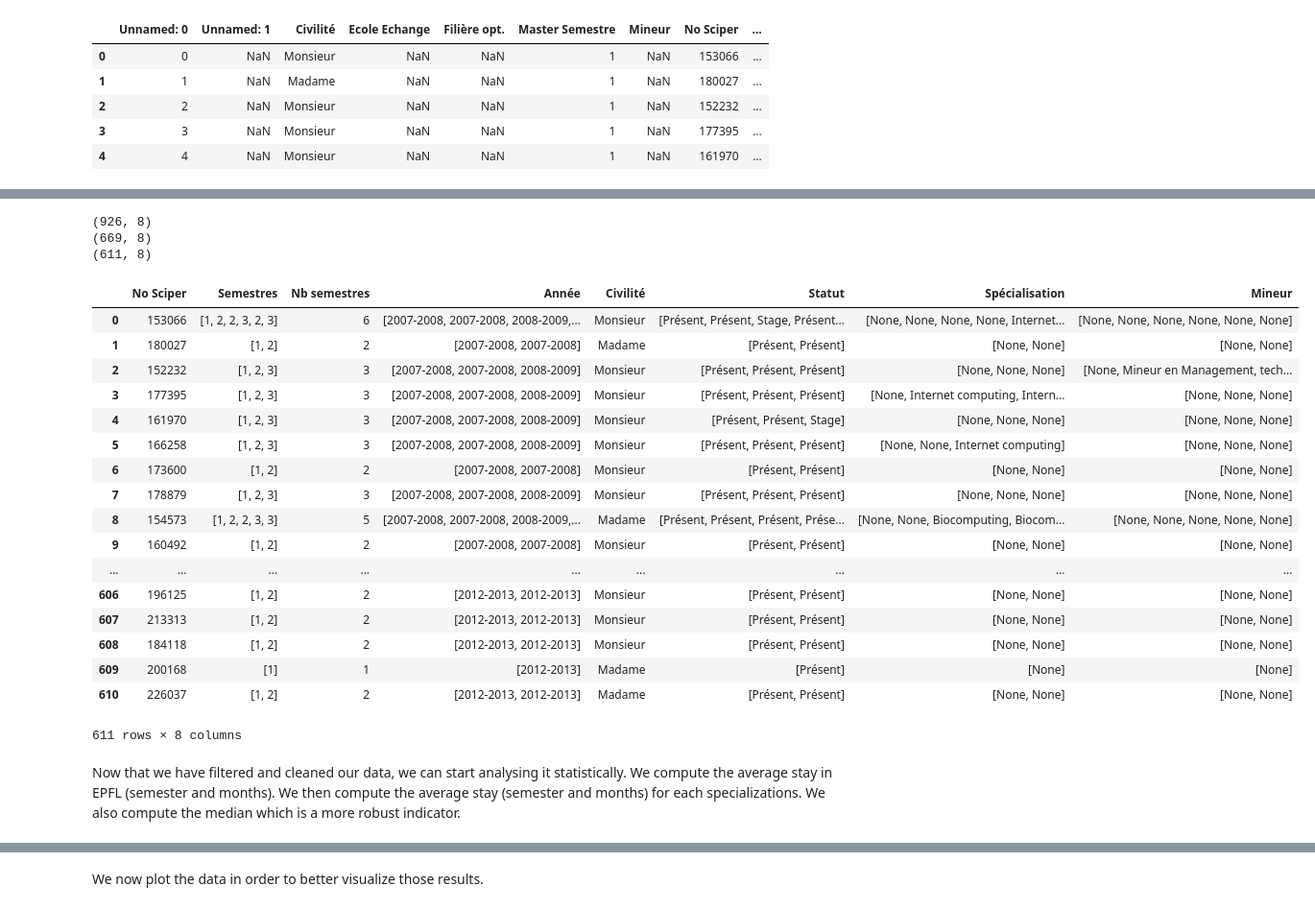
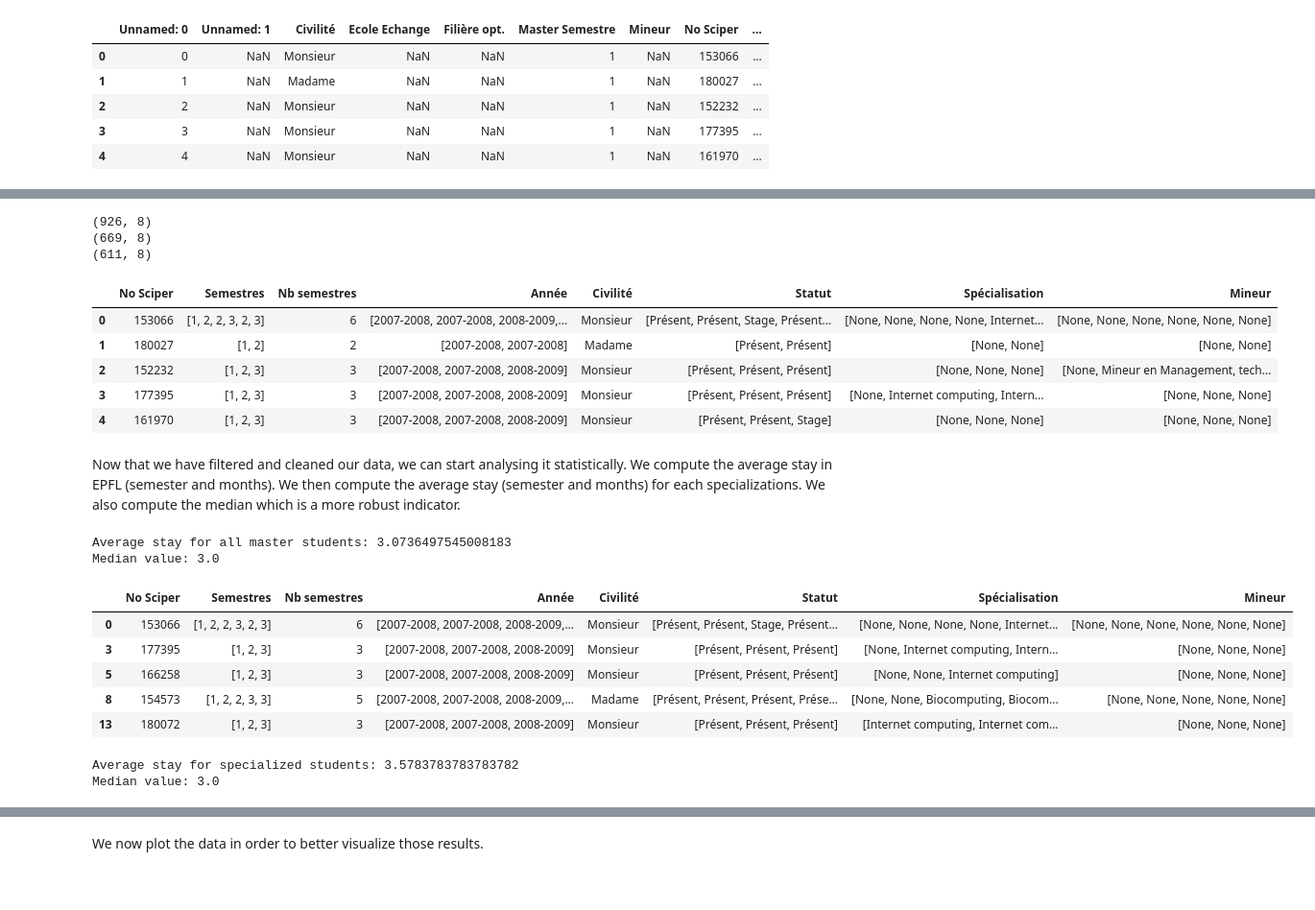
Before and after one commit to agpmilli/adaepfl, a Jupyter notebook: Homework/02 - Data from the Web/part2.ipynb, the cells around one changed output, grey strips where cells are left out. Shown at 96% size. Cells and saved outputs as stored; diff of their text form; code cells hidden in the pictures; blank space fills up the shorter version.

```diff
--- a/Homework/02 - Data from the Web/part2.ipynb
+++ b/Homework/02 - Data from the Web/part2.ipynb
@@ -172,7 +158,6 @@ We make different assumptions: TODO REVOIR ASSUMPTIONS 2&3
 #2016-2017
 print(str(unique_sciper_df.shape))
 to_del = [i for i in range(len(unique_sciper_df)) if "2016-2017" in unique_sciper_df["Année"][i]]
-#master_students = unique_sciper_df.loc[unique_sciper_df['Année'].str.contains('2016-2017')]
 master_students = unique_sciper_df.drop(unique_sciper_df.index[to_del])
 master_students = master_students.reset_index(drop=True)
 print(str(master_students.shape))
@@ -189,47 +174,67 @@ print(str(master_students.shape))
 
 #Minor/Spe and < 4 semesters
 #minor_or_spe = lambda i: not (no_minor(i) & no_spe(i))
 #to_del = [i for i in range(len(master_students)) if lt_n(i,4) & minor_or_spe(i)]
 #master_students = master_students.drop(master_students.index[to_del])
 #master_students = master_students.reset_index(drop=True)
 #print(str(master_students.shape))
 
 #2016-2017 autumn pdm students
 #fetch all scipers doing pdm in 2016-2017: did not finish
 year = '2016-2017'
 semester = "Projet Master automne"
 payload = getParamsRequestValue(ww_i_reportmodel_num, ww_i_reportModelXsl_num, section, year, semester)
 r = rq.get('http://isa.epfl.ch/imoniteur_ISAP/!GEDPUBLICREPORTS.html?', params=payload)
 soup = BeautifulSoup(r.text, 'html.parser')
 attributs = soup.find_all('td')
 scipers = [attr.text for attr in attributs if (not attr is None and attr.text.isdigit())]
 master_students = master_students[-master_students["No Sciper"].isin(scipers)]
 master_students = master_students.reset_index(drop=True)
 print(str(master_students.shape))
-master_students
+master_students.head()
 # %% [output]
 (926, 8)
 (669, 8)
 (611, 8)
 |  | No Sciper | Semestres | Nb semestres | Année | Civilité | Statut | Spécialisation | Mineur |
 | 0 | 153066 | [1, 2, 2, 3, 2, 3] | 6 | [2007-2008, 2007-2008, 2008-2009,... | Monsieur | [Présent, Présent, Stage, Présent... | [None, None, None, None, Internet... | [None, None, None, None, None, None] |
 | 1 | 180027 | [1, 2] | 2 | [2007-2008, 2007-2008] | Madame | [Présent, Présent] | [None, None] | [None, None] |
 | 2 | 152232 | [1, 2, 3] | 3 | [2007-2008, 2007-2008, 2008-2009] | Monsieur | [Présent, Présent, Présent] | [None, None, None] | [None, Mineur en Management, tech... |
 | 3 | 177395 | [1, 2, 3] | 3 | [2007-2008, 2007-2008, 2008-2009] | Monsieur | [Présent, Présent, Présent] | [None, Internet computing, Intern... | [None, None, None] |
 | 4 | 161970 | [1, 2, 3] | 3 | [2007-2008, 2007-2008, 2008-2009] | Monsieur | [Présent, Présent, Stage] | [None, None, None] | [None, None, None] |
-| 5 | 166258 | [1, 2, 3] | 3 | [2007-2008, 2007-2008, 2008-2009] | Monsieur | [Présent, Présent, Présent] | [None, None, Internet computing] | [None, None, None] |
-| 6 | 173600 | [1, 2] | 2 | [2007-2008, 2007-2008] | Monsieur | [Présent, Présent] | [None, None] | [None, None] |
-| 7 | 178879 | [1, 2, 3] | 3 | [2007-2008, 2007-2008, 2008-2009] | Monsieur | [Présent, Présent, Présent] | [None, None, None] | [None, None, None] |
-| 8 | 154573 | [1, 2, 2, 3, 3] | 5 | [2007-2008, 2007-2008, 2008-2009,... | Madame | [Présent, Présent, Présent, Prése... | [None, None, Biocomputing, Biocom... | [None, None, None, None, None] |
-| 9 | 160492 | [1, 2] | 2 | [2007-2008, 2007-2008] | Monsieur | [Présent, Présent] | [None, None] | [None, None] |
-| ... | ... | ... | ... | ... | ... | ... | ... | ... |
-| 606 | 196125 | [1, 2] | 2 | [2012-2013, 2012-2013] | Monsieur | [Présent, Présent] | [None, None] | [None, None] |
-| 607 | 213313 | [1, 2] | 2 | [2012-2013, 2012-2013] | Monsieur | [Présent, Présent] | [None, None] | [None, None] |
-| 608 | 184118 | [1, 2] | 2 | [2012-2013, 2012-2013] | Monsieur | [Présent, Présent] | [None, None] | [None, None] |
-| 609 | 200168 | [1] | 1 | [2012-2013] | Madame | [Présent] | [None] | [None] |
-| 610 | 226037 | [1, 2] | 2 | [2012-2013, 2012-2013] | Madame | [Présent, Présent] | [None, None] | [None, None] |
-611 rows × 8 columns
 # %% [markdown]
 Now that we have filtered and cleaned our data, we can start analysing it statistically. We compute the average stay in EPFL (semester and months).
 We then compute the average stay (semester and months) for each specializations. We also compute the median which is a more robust indicator.
+# %%
+#Average computation
+all_avg = master_students['Nb semestres'].mean()
+all_med = master_students['Nb semestres'].median()
+print("Average stay for all master students: "+str(all_avg))
+print("Median value: "+ str(all_med))
+# %% [output]
+Average stay for all master students: 3.0736497545008183
+Median value: 3.0
+# %%
+#We remove the not specialized students
+no_spe = lambda i: all(x is None for x in list(master_students["Spécialisation"])[i])
+to_del = [i for i in range(len(master_students)) if no_spe(i)]
+master_spe = master_students.drop(master_students.index[to_del])
+master_spe.head()
+# %% [output]
+|  | No Sciper | Semestres | Nb semestres | Année | Civilité | Statut | Spécialisation | Mineur |
+| 0 | 153066 | [1, 2, 2, 3, 2, 3] | 6 | [2007-2008, 2007-2008, 2008-2009,... | Monsieur | [Présent, Présent, Stage, Présent... | [None, None, None, None, Internet... | [None, None, None, None, None, None] |
+| 3 | 177395 | [1, 2, 3] | 3 | [2007-2008, 2007-2008, 2008-2009] | Monsieur | [Présent, Présent, Présent] | [None, Internet computing, Intern... | [None, None, None] |
+| 5 | 166258 | [1, 2, 3] | 3 | [2007-2008, 2007-2008, 2008-2009] | Monsieur | [Présent, Présent, Présent] | [None, None, Internet computing] | [None, None, None] |
+| 8 | 154573 | [1, 2, 2, 3, 3] | 5 | [2007-2008, 2007-2008, 2008-2009,... | Madame | [Présent, Présent, Présent, Prése... | [None, None, Biocomputing, Biocom... | [None, None, None, None, None] |
+| 13 | 180072 | [1, 2, 3] | 3 | [2007-2008, 2007-2008, 2008-2009] | Monsieur | [Présent, Présent, Présent] | [Internet computing, Internet com... | [None, None, None] |
+# %%
+#Average of the Specialized students
+spe_avg = master_spe['Nb semestres'].mean()
+spe_med = master_spe['Nb semestres'].median()
+
+print("Average stay for specialized students: "+str(spe_avg))
+print("Median value: "+ str(spe_med))
+# %% [output]
+Average stay for specialized students: 3.5783783783783782
+Median value: 3.0
 # %%
```
Also changed, not shown: parts of 5 cells of this notebook.
